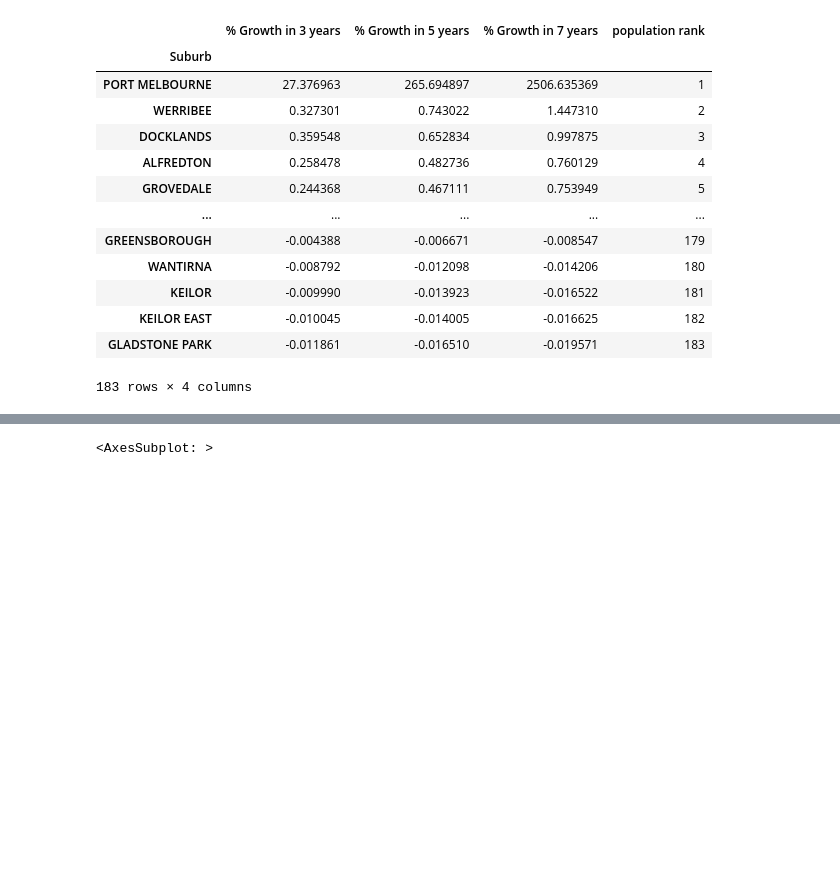
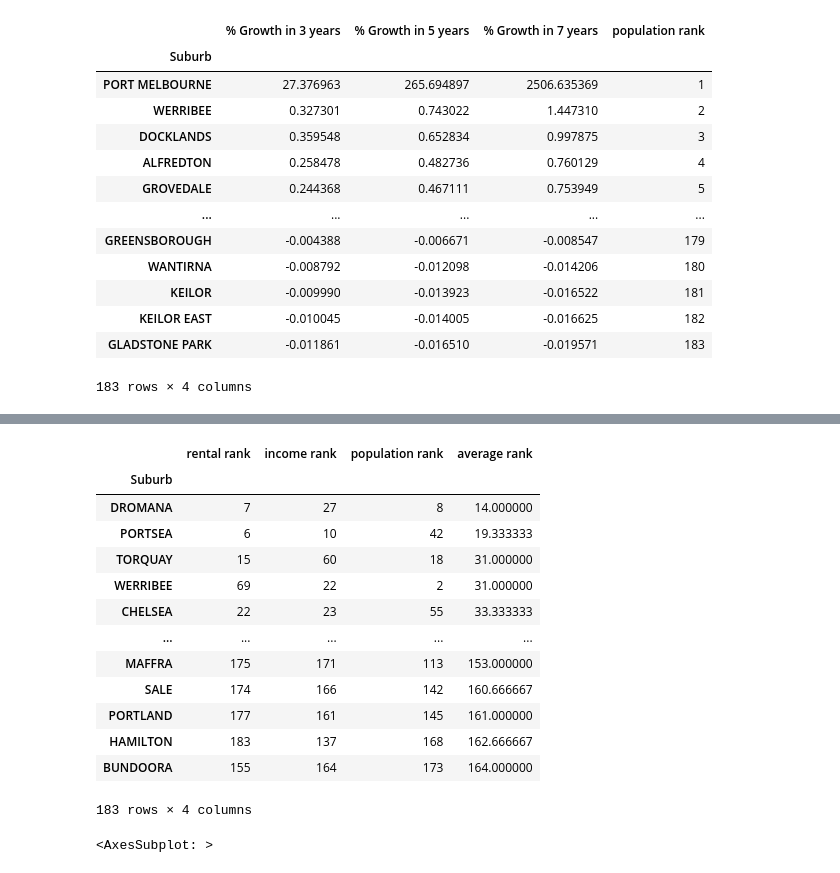
Before and after one commit to MAST30034-Applied-Data-Science/generic-real-estate-consulting-project-group-26, a Jupyter notebook: notebooks/Q2 Predict Growth Rate.ipynb, the cells around one changed output, grey strips where cells are left out. Saved outputs shown, nothing was run; the diff lists cells and outputs as text; code cells hidden in the pictures; blank space fills up the shorter version.

```diff
--- a/notebooks/Q2 Predict Growth Rate.ipynb
+++ b/notebooks/Q2 Predict Growth Rate.ipynb
@@ -224,6 +250,23 @@ ranking = pd.DataFrame([growth_rate_rent_sorted['rental rank'],
 ranking['average rank'] = ranking.mean(axis=1)
 # %%
 ranking = ranking.sort_values('average rank')
+# %%
+ranking
+# %% [output]
+|  | rental rank | income rank | population rank | average rank |
+| Suburb |  |  |  |  |
+| DROMANA | 7 | 27 | 8 | 14.000000 |
+| PORTSEA | 6 | 10 | 42 | 19.333333 |
+| TORQUAY | 15 | 60 | 18 | 31.000000 |
+| WERRIBEE | 69 | 22 | 2 | 31.000000 |
+| CHELSEA | 22 | 23 | 55 | 33.333333 |
+| ... | ... | ... | ... | ... |
+| MAFFRA | 175 | 171 | 113 | 153.000000 |
+| SALE | 174 | 166 | 142 | 160.666667 |
+| PORTLAND | 177 | 161 | 145 | 161.000000 |
+| HAMILTON | 183 | 137 | 168 | 162.666667 |
+| BUNDOORA | 155 | 164 | 173 | 164.000000 |
+183 rows × 4 columns
 # %%
 ranking.to_csv('../data/curated/suburb_ranking.csv')
 # %%
```
Also changed, not shown: parts of 3 cells of this notebook, 4 other files.
